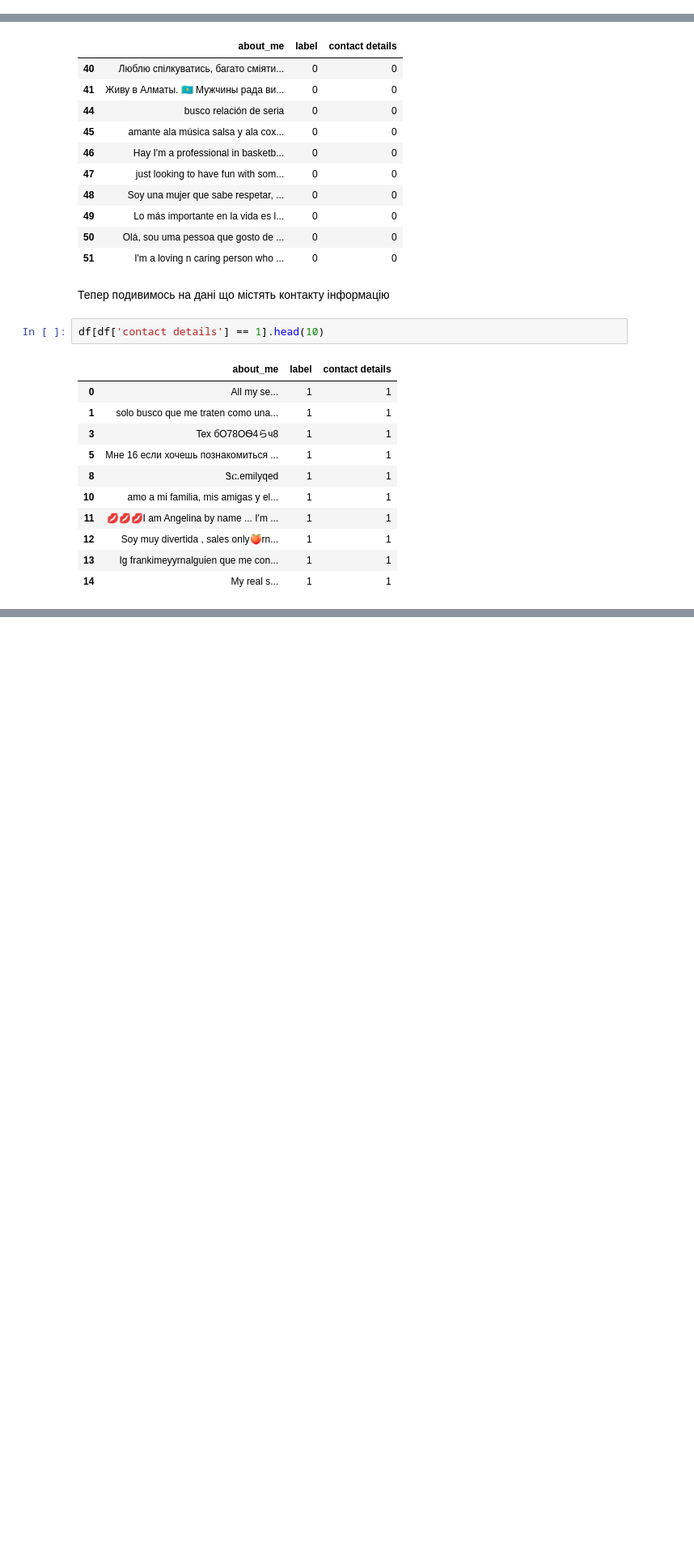
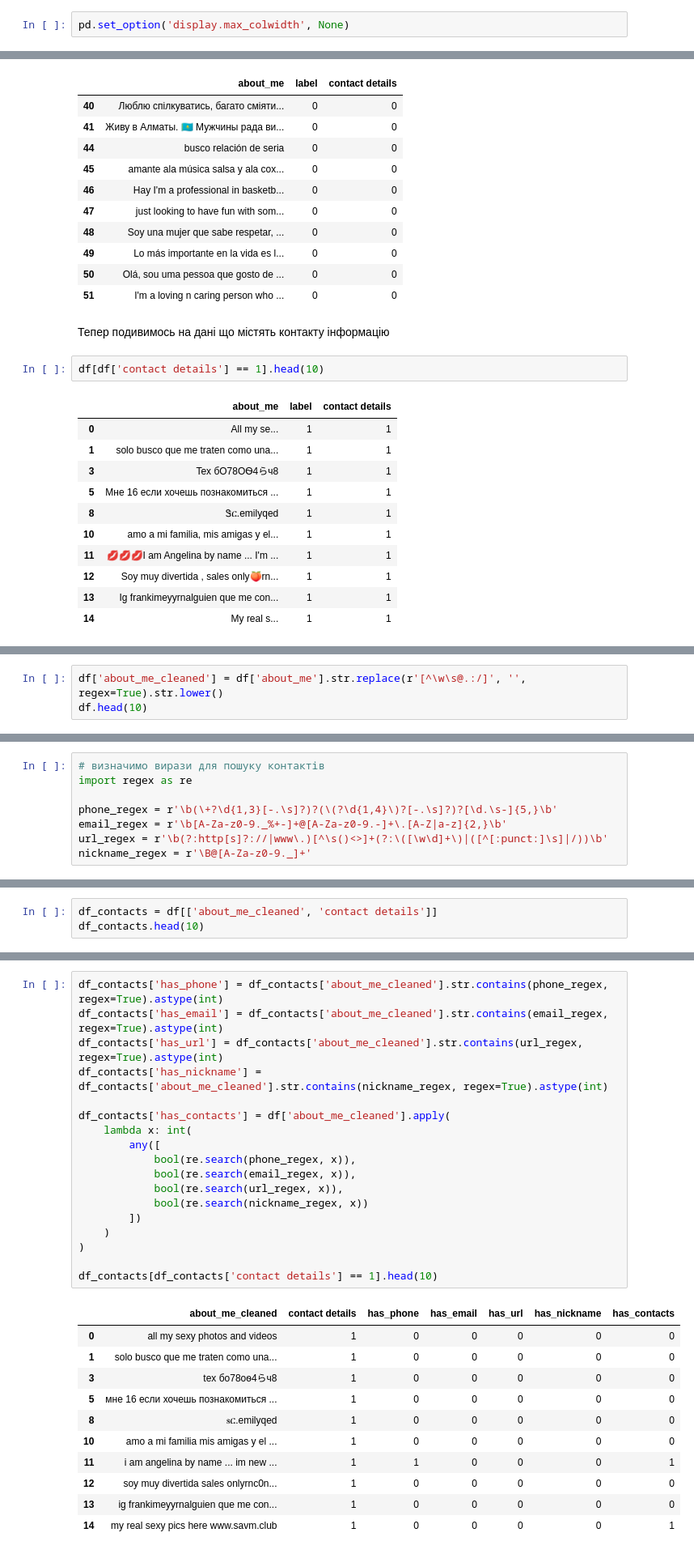
Before and after one commit to YelizavetaP/Scam-Not-scam, a Jupyter notebook: scam_not_scam.ipynb, the cells around one changed output, grey strips where cells are left out. Shown at 81% size. Drawn from its saved outputs; the diff is of its cells as text; blank space fills up the shorter version.

```diff
--- a/scam_not_scam.ipynb
+++ b/scam_not_scam.ipynb
@@ -32,6 +32,8 @@
 import pandas as pd
 import numpy as np
 import matplotlib.pyplot as plt
+# %%
+pd.set_option('display.max_colwidth', None)
 # %%
 df = pd.read_csv('data\Scam _ Not scam 200 - Sheet1.csv')
 df.head()
@@ -129,0 +186,3 @@ trai
+# %%
+df['about_me_cleaned'] = df['about_me'].str.replace(r'[^\w\s@.:/]', '', regex=True).str.lower()
+df.head(10)
@@ -129,0 +209,8 @@ trai
+# %%
+# визначимо вирази для пошуку контактів
+import regex as re
+
+phone_regex = r'\b(\+?\d{1,3}[-.\s]?)?(\(?\d{1,4}\)?[-.\s]?)?[\d.\s-]{5,}\b'
+email_regex = r'\b[A-Za-z0-9._%+-]+@[A-Za-z0-9.-]+\.[A-Z|a-z]{2,}\b'
+url_regex = r'\b(?:http[s]?://|www\.)[^\s()<>]+(?:\([\w\d]+\)|([^[:punct:]\s]|/))\b'
+nickname_regex = r'\B@[A-Za-z0-9._]+'
@@ -129,0 +219,3 @@ trai
+# %%
+df_contacts = df[['about_me_cleaned', 'contact details']]
+df_contacts.head(10)
@@ -129,0 +240,30 @@ trai
+# %%
+df_contacts['has_phone'] = df_contacts['about_me_cleaned'].str.contains(phone_regex, regex=True).astype(int)
+df_contacts['has_email'] = df_contacts['about_me_cleaned'].str.contains(email_regex, regex=True).astype(int)
+df_contacts['has_url'] = df_contacts['about_me_cleaned'].str.contains(url_regex, regex=True).astype(int)
+df_contacts['has_nickname'] = df_contacts['about_me_cleaned'].str.contains(nickname_regex, regex=True).astype(int)
+
+df_contacts['has_contacts'] = df['about_me_cleaned'].apply(
+    lambda x: int(
+        any([
+            bool(re.search(phone_regex, x)),
+            bool(re.search(email_regex, x)),
+            bool(re.search(url_regex, x)),
+            bool(re.search(nickname_regex, x))
+        ])
+    )
+)
+
+df_contacts[df_contacts['contact details'] == 1].head(10)
+# %% [output]
+|  | about_me_cleaned | contact details | has_phone | has_email | has_url | has_nickname | has_contacts |
+| 0 | all my sexy photos and videos | 1 | 0 | 0 | 0 | 0 | 0 |
+| 1 | solo busco que me traten como una... | 1 | 0 | 0 | 0 | 0 | 0 |
+| 3 | tex бo78oѳ4らч8 | 1 | 0 | 0 | 0 | 0 | 0 |
+| 5 | мне 16 если хочешь познакомиться ... | 1 | 0 | 0 | 0 | 0 | 0 |
+| 8 | ꮥር.emilyqed | 1 | 0 | 0 | 0 | 0 | 0 |
+| 10 | amo a mi familia mis amigas y el ... | 1 | 0 | 0 | 0 | 0 | 0 |
+| 11 | i am angelina by name ... im new ... | 1 | 1 | 0 | 0 | 0 | 1 |
+| 12 | soy muy divertida sales onlyrnc0n... | 1 | 0 | 0 | 0 | 0 | 0 |
+| 13 | ig frankimeyyrnalguien que me con... | 1 | 0 | 0 | 0 | 0 | 0 |
+| 14 | my real sexy pics here www.savm.club | 1 | 0 | 0 | 0 | 0 | 1 |
```
Also changed, not shown: parts of 34 cells of this notebook.
